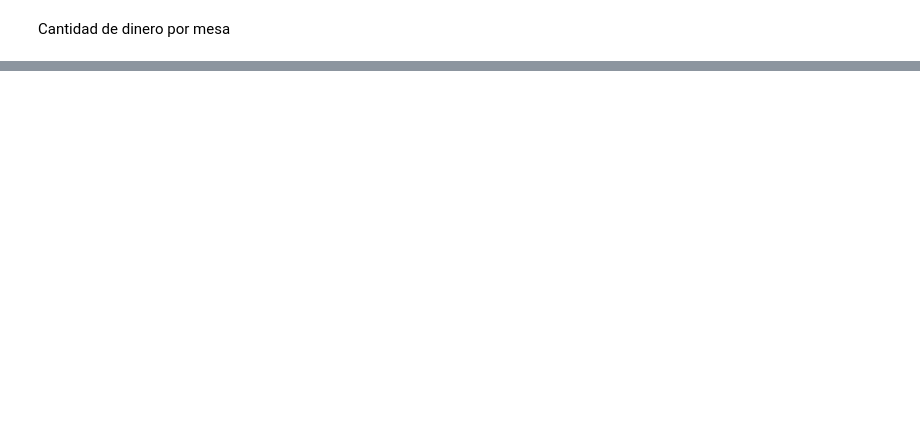
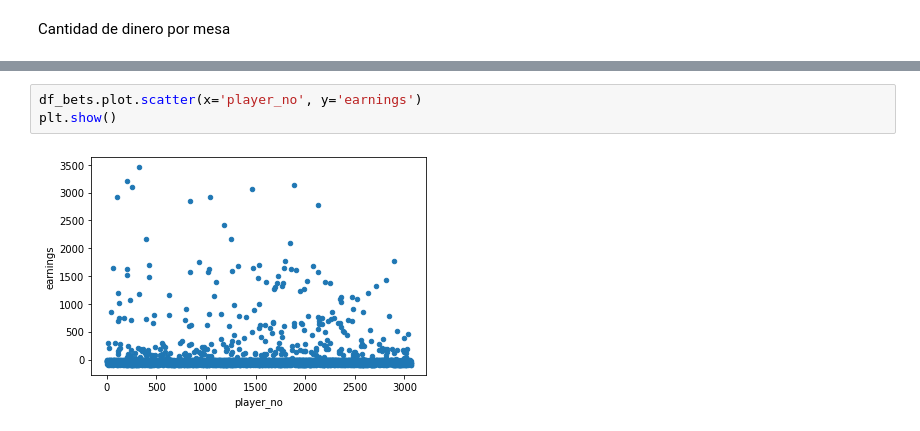
Before and after one commit to lauratamath/Casino-Simulation, a Jupyter notebook: graphics.ipynb, the cells around one changed output, grey strips where cells are left out. Saved outputs shown, nothing was run; the diff lists cells and outputs as text; blank space fills up the shorter version.

```diff
--- a/graphics.ipynb
+++ b/graphics.ipynb
@@ -137,0 +170,5 @@ casinoEarnings_perTable
+# %%
+df_bets.plot.scatter(x='player_no', y='earnings')
+plt.show()
+# %% [output]
+[figure, added]
```
Also changed, not shown: parts of 14 cells of this notebook, 1 other file.
